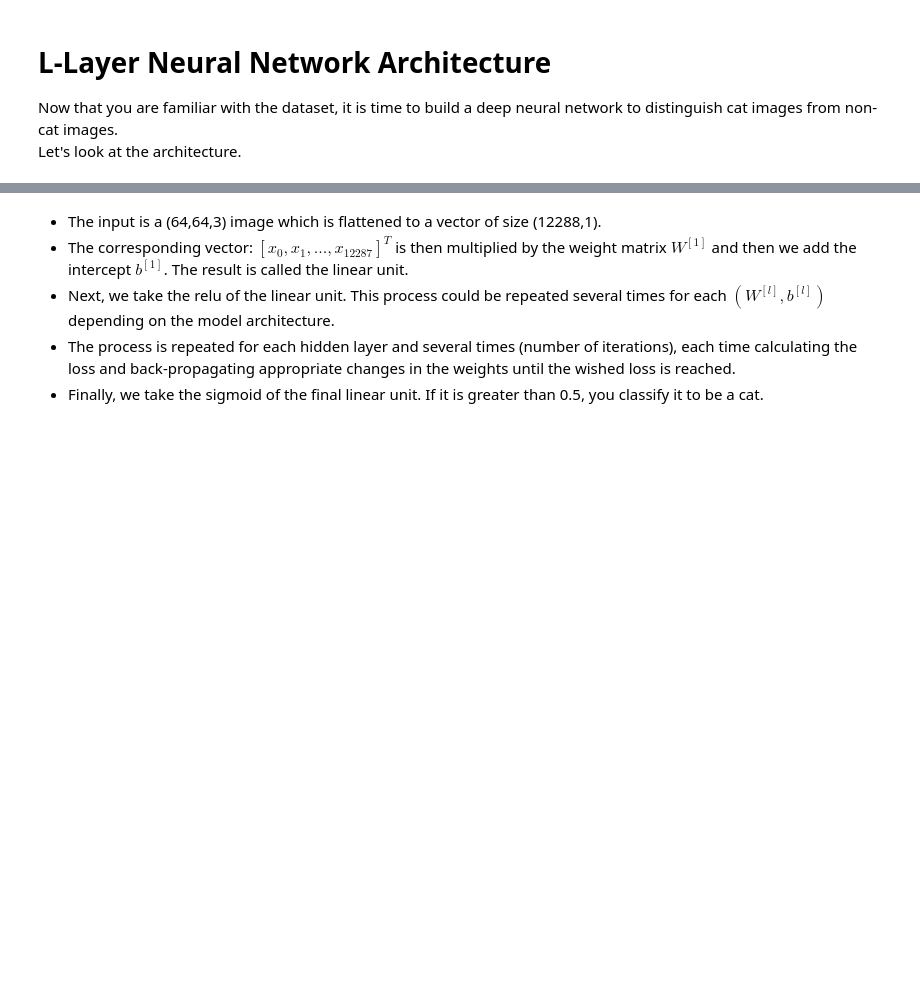
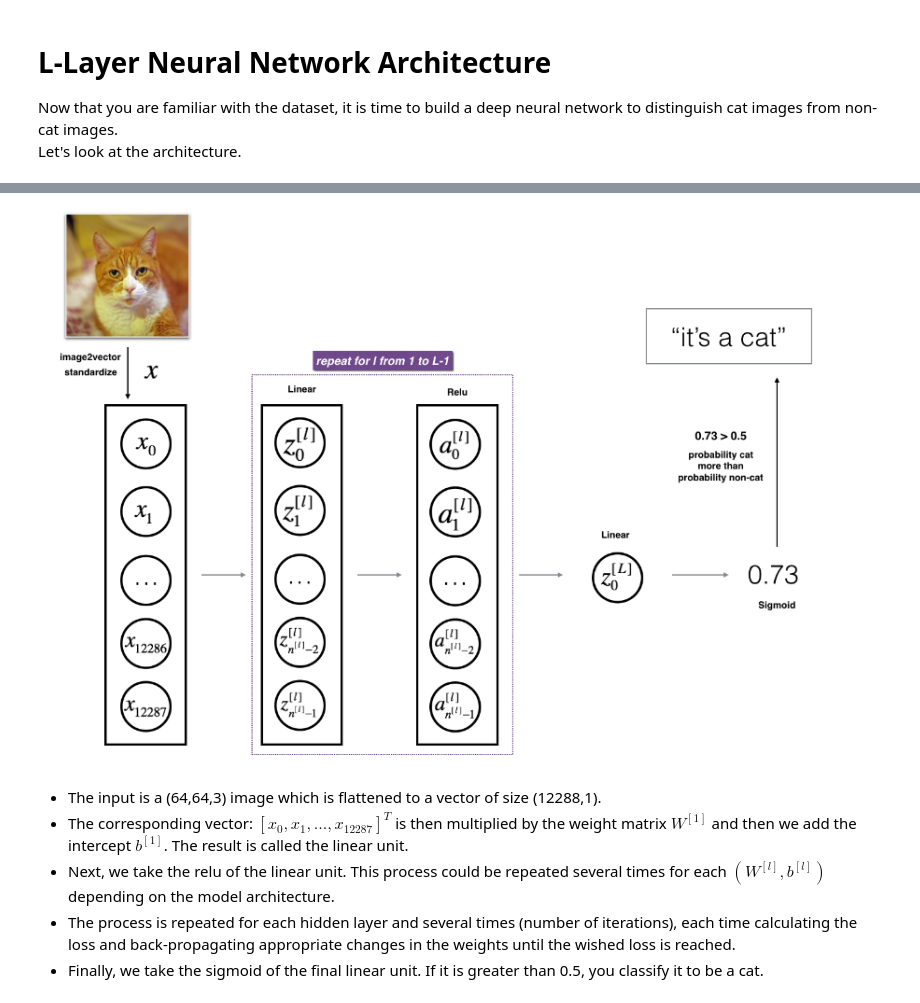
Before and after one commit to Ehsan-Khan/L_Layered_Neural_Network, a Jupyter notebook: L_Layer Neural Network.ipynb, the cells around one changed output, grey strips where cells are left out. Cells and saved outputs as stored; diff of their text form; code cells hidden in the pictures; blank space fills up the shorter version.

```diff
--- a/L_Layer Neural Network.ipynb
+++ b/L_Layer Neural Network.ipynb
@@ -141,3 +139,7 @@ Let's look at the architecture.
+# %%
+Image("Desktop/L_Layered_Neural_Network/img/L-layered.png")
+# %% [output]
+[figure, added]
 # %% [markdown]
 - The input is a (64,64,3) image which is flattened to a vector of size (12288,1).
 - The corresponding vector: $[x_0,x_1,...,x_{12287}]^T$ is then multiplied by the weight matrix $W^{[1]}$ and then we add   the intercept $b^{[1]}$. The result is called the linear unit.
```
Also changed, not shown: parts of 18 cells of this notebook, 7 other files.
